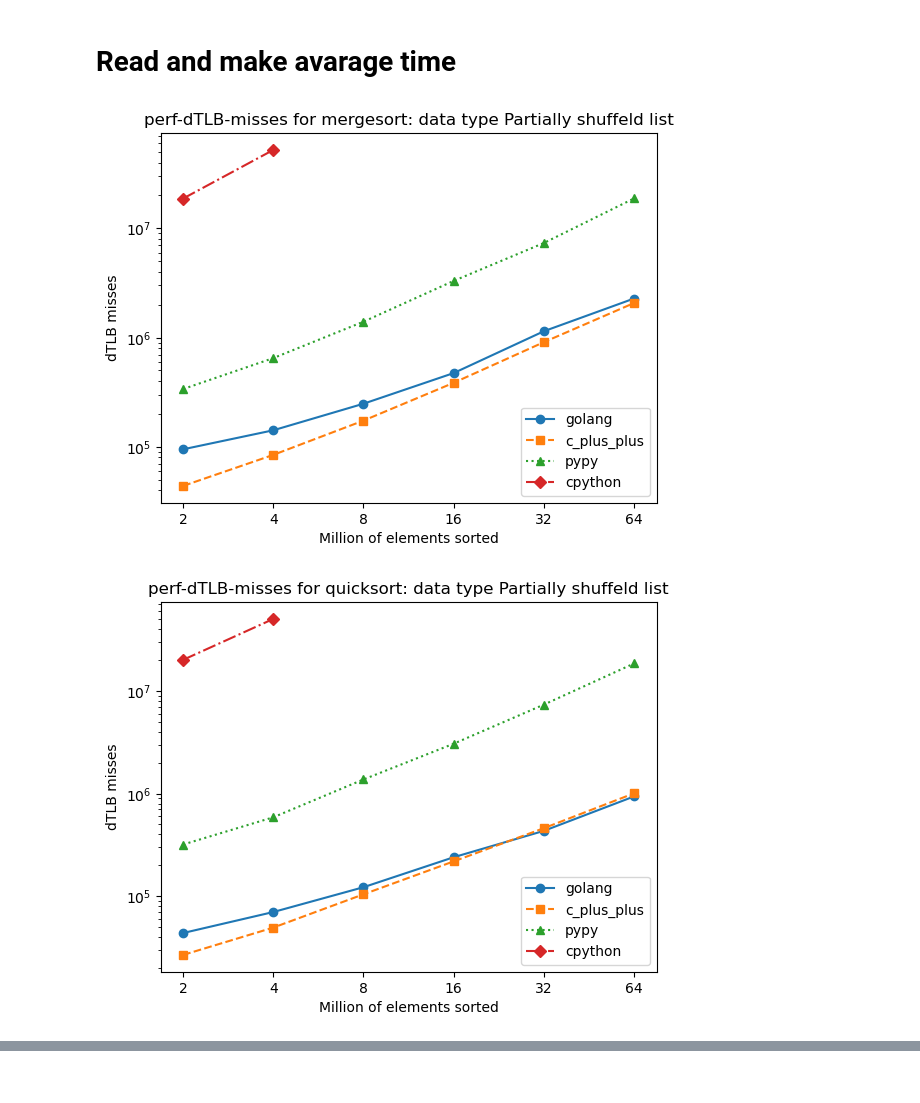
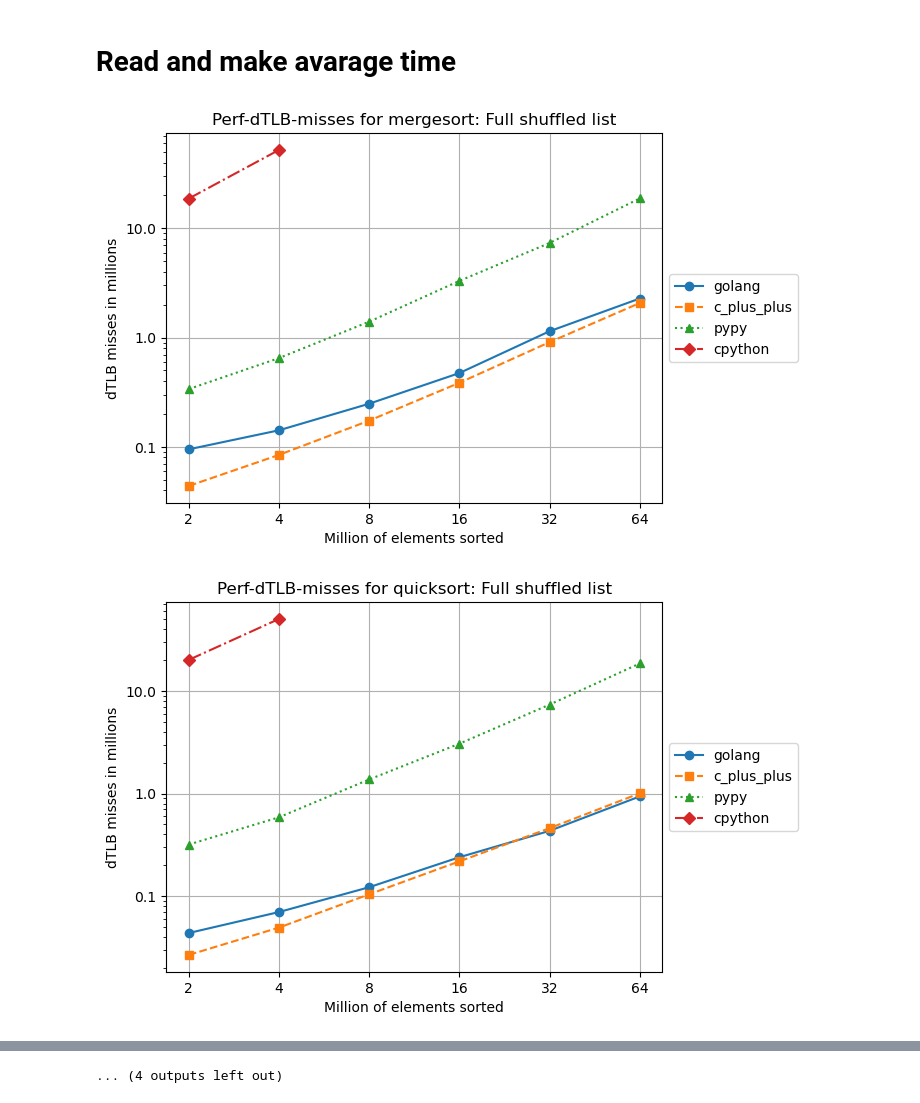
Before and after one commit to MaCoHa/C_S_P, a Jupyter notebook: Project2/Pandas/visualization.ipynb, the cells around one changed output, grey strips where cells are left out. Drawn from its saved outputs; the diff is of its cells as text; code cells hidden in the pictures.

Commit message:
updated diagrams

```diff
--- a/Project2/Pandas/visualization.ipynb
+++ b/Project2/Pandas/visualization.ipynb
@@ -39,9 +39,9 @@ test_languages = ["golang","c_plus_plus", "pypy" ,"cpython",]
 
 test_algorithm = ["mergesort","quicksort"]
 
-test_data_measurments = ["perf-dTLB-misses","perf-cache-miss","timings"]
+test_data_measurments = ["perf-dTLB-misses","perf-cache-miss","timings", "timings-relative"]
 
-test_data_type = ["Full shuffeld list", "Partially shuffeld list", ] # "Reversed list", "Sorted list"]
+test_data_type = ["Full shuffled list", "Partially shuffled list", ] # "Reversed list", "Sorted list"]
 
 
 
@@ -67,8 +67,8 @@ for measurement in test_data_measurments:
                 df = pd.DataFrame({'2': [], '4': [], '8': [], '16': [], '32': [], '64': []})
 
                 for testnum in range(1,test_repeats+1):
-
-                    base_path = "../data/{}/base-{}/{}/{}/{}-base.csv".format(test_folder_names[0],testnum, language, algorithm, measurement)
+                    test_name = measurement if measurement != "timings-relative" else "timings"
+                    base_path = "../data/{}/base-{}/{}/{}/{}-base.csv".format(test_folder_names[0],testnum, language, algorithm, test_name)
                     base_file = pd.read_csv(base_path,header=None)
                     #print("DEBUG: Lan {}, Algo {}, {}, testnum: {}".format(language, algorithm, measurement,testnum))
                     base_file.columns = ['2', '4', '8', '16', '32', '64']
@@ -113,10 +95,11 @@ DEBUG: Lan cpython, Algo quicksort, timings, testnum: 8
 # %% [markdown]
 # Read and make avarage time
 # %%
-
+import math
+import matplotlib.ticker as mticker
 for measurement in test_data_measurments:
 
-    for i in range(1,len(test_data_type)): # test data type
+    for i in range(1,len(test_data_type)+1): # test data type
 
 
         for algorithm in test_algorithm:
@@ -131,8 +114,9 @@ for measurement in test_data_measurments:
                 for testnum in range(1,test_repeats+1):
 
 
+                    test_name = measurement if measurement != "timings-relative" else "timings"
 
-                    path = "../data/{}/test-{}/{}/{}/{}-{}.csv".format(test_folder_names[0], testnum, language, algorithm, measurement,i)
+                    path = "../data/{}/test-{}/{}/{}/{}-{}.csv".format(test_folder_names[0], testnum, language, algorithm, test_name,i)
                     file = pd.read_csv(path,header=None)
                     #print("DEBUG: Lan {}, Algo {}, {}, testnum: {}".format(language, algorithm, measurement,testnum))
                     if language == "cpython":
@@ -167,39 +151,60 @@ for measurement in test_data_measurments:
             # print("----------------")
 
 
             # print("DEBUG: Lan {}, Algo {}, Measure {}, data type {}".format(language, algorithm, measurement,i))
 
             colors = ['#1f77b4', '#ff7f0e', '#2ca02c', '#d62728']
 
             line_styles = ['-', '--', ':', '-.']
 
             marker_styles = ['o', 's', '^', 'D']
 
-
+            million_measurements = ["perf-dTLB-misses","perf-cache-miss"]
             for x, column in enumerate(asd.columns):
-                asd[column].plot(color=colors[x], linestyle=line_styles[x], marker=marker_styles[x], label=column,)
+                if measurement == "timings-relative":
+                    customASD = asd.copy(deep=True)
+                    for amount in asd[column].keys():
+                        time = asd[column][amount]
+                        if math.isnan(time):
+                            continue
+                        customASD.loc[amount, column] = (int(amount) / time)
+                    customASD[column].plot(color=colors[x], linestyle=line_styles[x], marker=marker_styles[x], label=column)
+                elif measurement in million_measurements:
+                    customASD = asd.copy(deep=True)
+                    for amount in asd[column].keys():
+                        value = asd[column][amount]
+                        if math.isnan(value):
+                            continue
+                        customASD.loc[amount, column] = value/pow(10,6)
+                    customASD[column].plot(color=colors[x], linestyle=line_styles[x], marker=marker_styles[x], label=column)
+                else:
+                    asd[column].plot(color=colors[x], linestyle=line_styles[x], marker=marker_styles[x], label=column,)
 
 
-            plt.title("{} for {}: data type {}".format(measurement,algorithm,test_data_type[i]))
+            plt.title("{} for {}: {}".format(measurement[0].upper() + measurement[1:],algorithm,test_data_type[i-1]))
             plt.xlabel("Million of elements sorted")
 
             if(measurement == "perf-dTLB-misses"):
-                plt.ylabel("dTLB misses")
+                plt.ylabel("dTLB misses in millions")
                 plt.yscale("log")
             elif(measurement == "perf-cache-miss"):
-                plt.ylabel("cache misses")
+                plt.ylabel("Cache misses in millions")
                 plt.yscale("log")
 
             elif(measurement == "timings"):
                 plt.ylabel("Elasped time in seconds")
+            elif(measurement == "timings-relative"):
+                plt.ylabel("Million of elements per second")
+                plt.ylim(0,5)
 
             else:
                 plt.ylabel(measurement)
-            plt.legend()
-
+            plt.legend(loc='center left', bbox_to_anchor=(1.0, 0.5))
+            plt.grid()
+            plt.gca().yaxis.set_major_formatter(mticker.ScalarFormatter())
             plt.show()
 
             del asd
 # %% [output]
-[figure, old version]
+[figure, new version]
-[figure, old version]
+[figure, new version]
@@ -209,0 +221 @@ for measurement in test_data_measurments:
+... (4 outputs left out)
```
Also changed, not shown: parts of 2 cells of this notebook.
